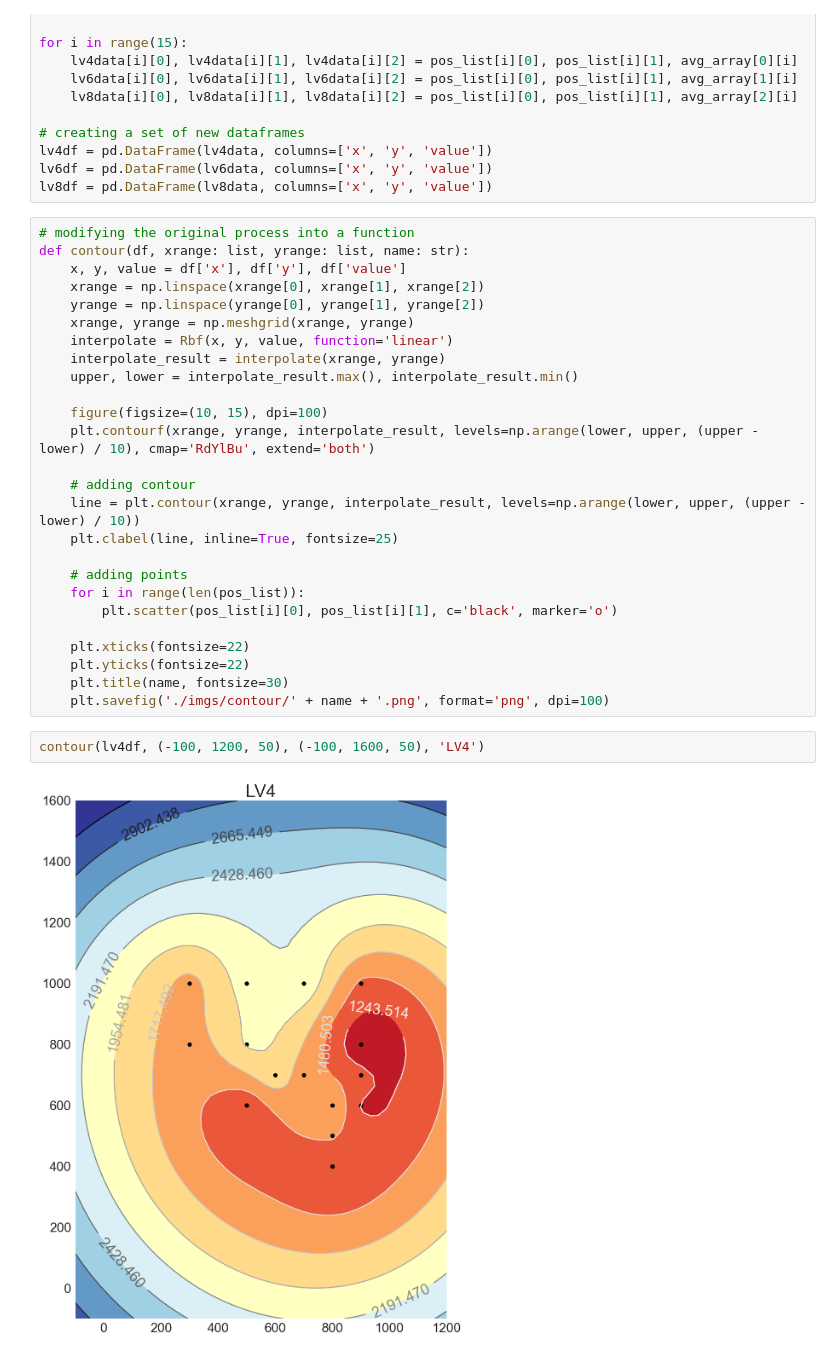
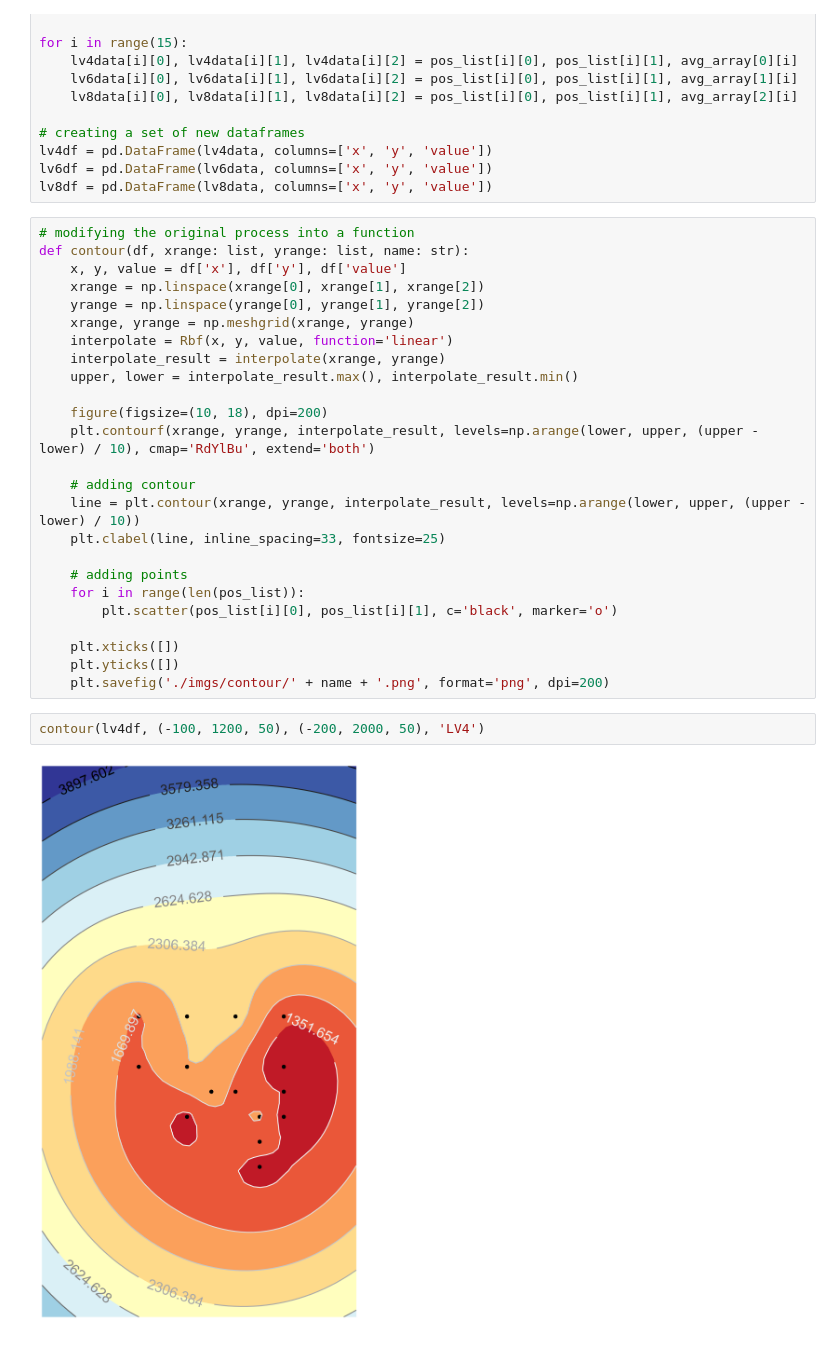
Before and after one commit to shinbutou/tsinghua_hcira, a Jupyter notebook: Earbuds/contour_plotter.ipynb, the cells around one changed output. Cells and saved outputs as stored; diff of their text form.

Commit message:
altering the contour setting for closer inspection

```diff
--- a/Earbuds/contour_plotter.ipynb
+++ b/Earbuds/contour_plotter.ipynb
@@ -81,25 +81,24 @@ def contour(df, xrange: list, yrange: list, name: str):
     interpolate_result = interpolate(xrange, yrange)
     upper, lower = interpolate_result.max(), interpolate_result.min()
 
-    figure(figsize=(10, 15), dpi=100)
+    figure(figsize=(10, 18), dpi=200)
     plt.contourf(xrange, yrange, interpolate_result, levels=np.arange(lower, upper, (upper - lower) / 10), cmap='RdYlBu', extend='both')
 
     # adding contour
     line = plt.contour(xrange, yrange, interpolate_result, levels=np.arange(lower, upper, (upper - lower) / 10))
-    plt.clabel(line, inline=True, fontsize=25)
+    plt.clabel(line, inline_spacing=33, fontsize=25)
 
     # adding points
     for i in range(len(pos_list)):
         plt.scatter(pos_list[i][0], pos_list[i][1], c='black', marker='o')
 
-    plt.xticks(fontsize=22)
-    plt.yticks(fontsize=22)
-    plt.title(name, fontsize=30)
-    plt.savefig('./imgs/contour/' + name + '.png', format='png', dpi=100)
+    plt.xticks([])
+    plt.yticks([])
+    plt.savefig('./imgs/contour/' + name + '.png', format='png', dpi=200)
 # %%
-contour(lv4df, (-100, 1200, 50), (-100, 1600, 50), 'LV4')
+contour(lv4df, (-100, 1200, 50), (-200, 2000, 50), 'LV4')
 # %% [output]
-[figure, old version]
+[figure, new version]
 # %%
 contour(lv6df, (-100, 1200, 50), (-100, 1600, 50), 'LV6')
 # %% [output]
```
Also changed, not shown: parts of 2 cells of this notebook, 3 other files.
